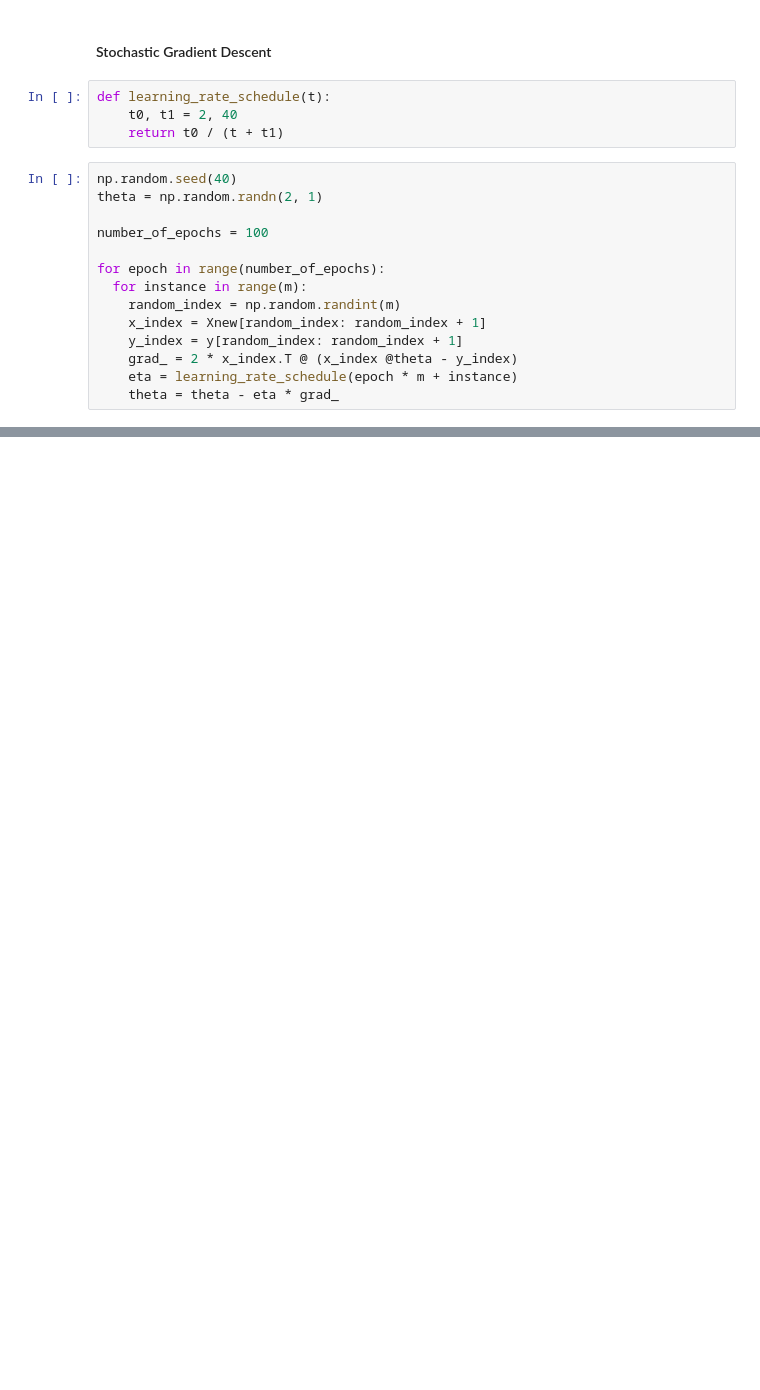
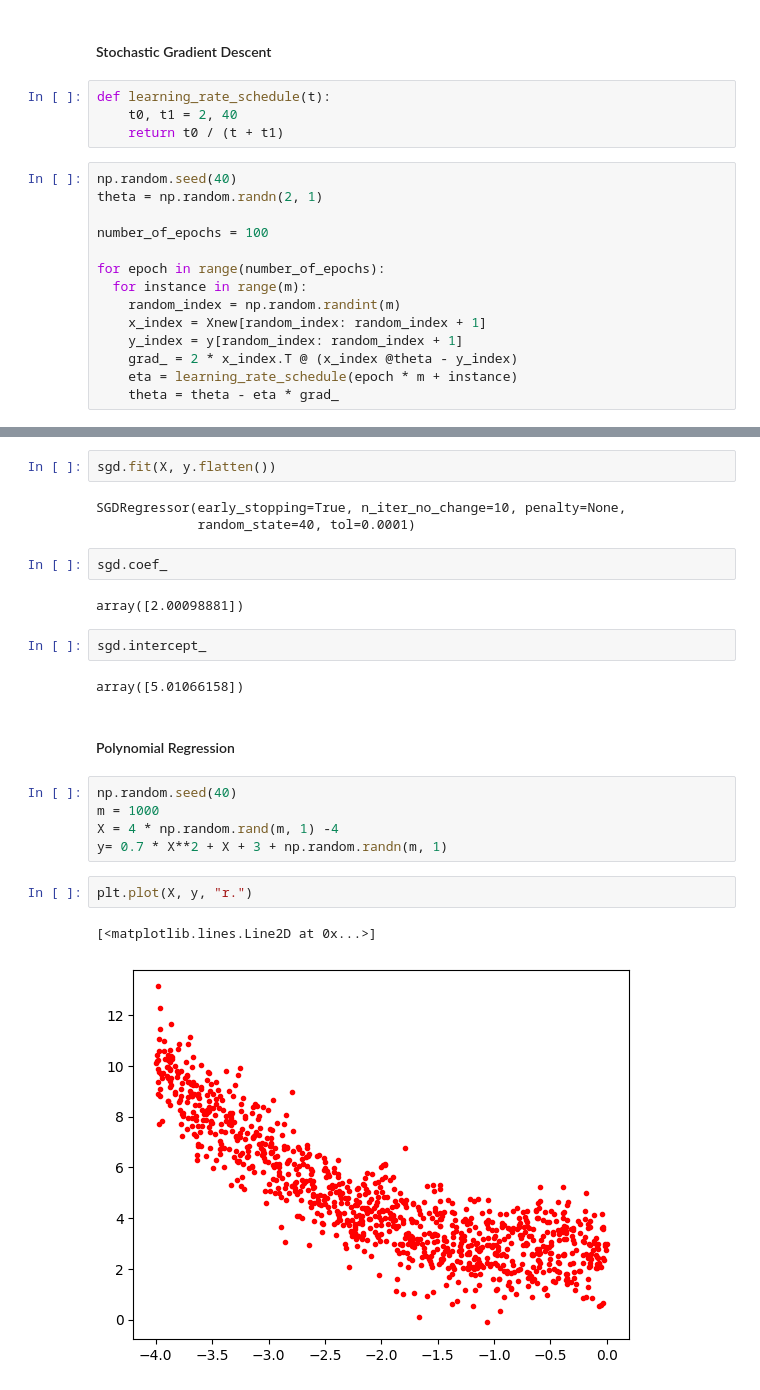
Before and after one commit to Faghaee2000/Some-machine-learning-exercises, a Jupyter notebook: ML_exercises.ipynb, the cells around one changed output, grey strips where cells are left out. Cells and saved outputs as stored; diff of their text form; blank space fills up the shorter version.

```diff
--- a/ML_exercises.ipynb
+++ b/ML_exercises.ipynb
@@ -103,0 +118,25 @@ array([[4.90854831],
+# %%
+sgd.fit(X, y.flatten())
+# %% [output]
+SGDRegressor(early_stopping=True, n_iter_no_change=10, penalty=None,
+             random_state=40, tol=0.0001)
+# %%
+sgd.coef_
+# %% [output]
+array([2.00098881])
+# %%
+sgd.intercept_
+# %% [output]
+array([5.01066158])
+# %% [markdown]
+#### Polynomial Regression
+# %%
+np.random.seed(40)
+m = 1000
+X = 4 * np.random.rand(m, 1) -4
+y= 0.7 * X**2 + X + 3 + np.random.randn(m, 1)
+# %%
+plt.plot(X, y, "r.")
+# %% [output]
+[<matplotlib.lines.Line2D at 0x...>]
+[figure, added]
```
Also changed, not shown: parts of 26 cells of this notebook.
